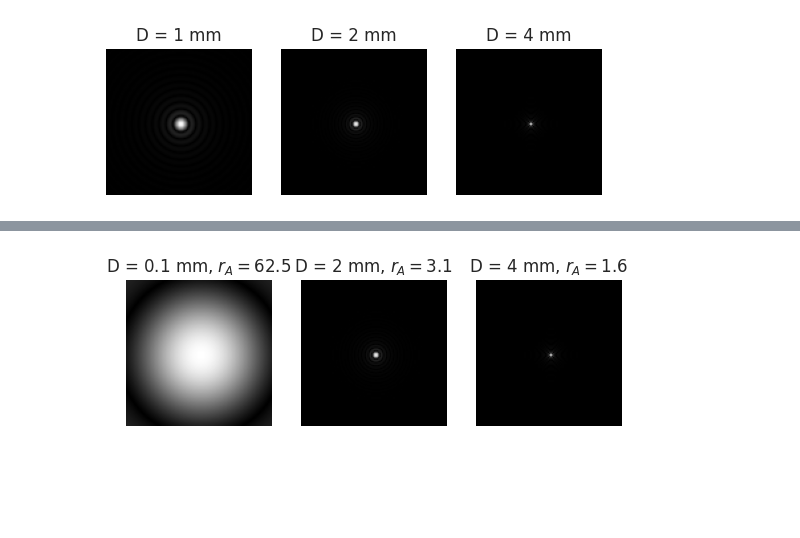
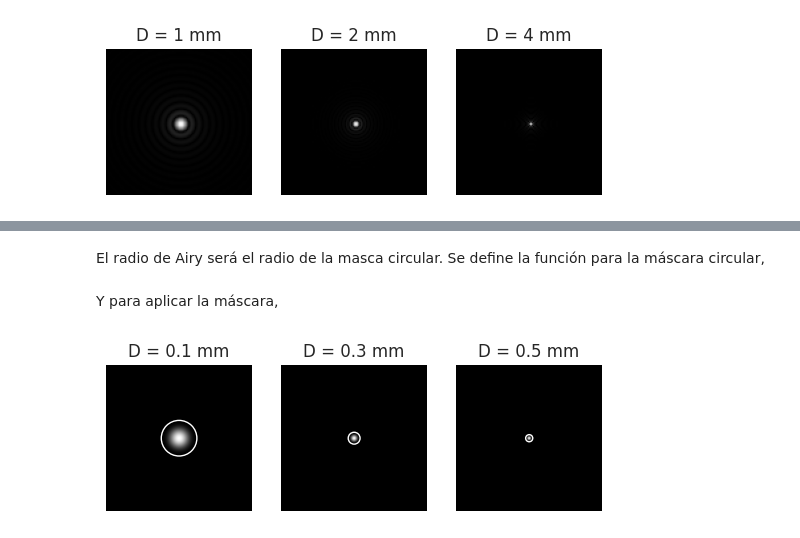
Before and after one commit to Miguel-Perdomo/fourier-optics, a Jupyter notebook: talleres/Taller02/taller02.ipynb, the cells around one changed output, grey strips where cells are left out. Saved outputs shown, nothing was run; the diff lists cells and outputs as text; code cells hidden in the pictures; blank space fills up the shorter version.

```diff
--- a/talleres/Taller02/taller02.ipynb
+++ b/talleres/Taller02/taller02.ipynb
@@ -277,5 +268,0 @@ def calculate_airy_radius(z_i: float, wavelenght: float, d: int)-> float:
-# %%
-radius_airy = calculate_airy_radius(z_i, LAMBDA, D) # mm
-radius_airy_px = milimeters_to_pixel(radius_airy, delta_u)
-
-print(f"Para D = {D} mm, el radio de airy es igual a r = {radius_airy:0.2f} mm, {radius_airy_px:0.2f} píxeles")
@@ -321,3 +268,0 @@ Así,
-# %%
-circular_mask, circular_coordinates = create_circle_mask(psf, radius_airy_px)
-cropped_psf= crop_data(psf, circular_mask)
@@ -406,4 +268,0 @@ def extract_circle_region(img: np.ndarray, radius: float, centroid:tuple):
-# %%
-cropped_psf = extract_circle_region(psf, radius_airy_px, centroid_coordinates)
-
-plt.imshow(cropped_psf, cmap = "gray")
@@ -636,0 +501,2 @@ fig_pattern.savefig(f"{folder_name}/visualization_pattern.png", dpi=300, bbox_in
+# %% [markdown]
+El radio de Airy será el radio de la masca circular. Se define la función para la máscara circular,
@@ -636,0 +531,2 @@ fig_pattern.savefig(f"{folder_name}/visualization_pattern.png", dpi=300, bbox_in
+# %% [markdown]
+Y para aplicar la máscara,
@@ -637,23 +563,25 @@ fig_pattern.savefig(f"{folder_name}/visualization_pattern.png", dpi=300, bbox_in
 # %%
 fig_pattern, axs_pattern = plt.subplots(1, 3)
 
-diameters = [0.1, 2, 4]
+diameters = [0.1, 0.3, 0.5]
 
 jj = 0
 for ii in diameters:
   image, h = give_image_formation(N, ii, k, LAMBDA, letter_e, 0, DELTA_X, z_i)
+  psf = np.abs(h) ** 2
 
   radius_airy = calculate_airy_radius(z_i, LAMBDA, ii) # mm
   radius_airy_px = milimeters_to_pixel(radius_airy, delta_u)
   circular_mask, circular_coordinates = create_circle_mask(psf, radius_airy_px)
+  cropped_psf= crop_data(psf, circular_mask)
 
-  axs_pattern[jj].imshow(np.abs(h[200:310, 200:310]), cmap = "gray")
+  axs_pattern[jj].imshow(cropped_psf, cmap = "gray")
+  axs_pattern[jj].set_title(fr"D = {ii} mm")
   axs_pattern[jj].axis("off")
   axs_pattern[jj].add_patch(create_circle_patch(circular_coordinates))
-  axs_pattern[jj].set_title(fr"D = {ii} mm, $r_A = {radius_airy_px:0.1f}$")
 
   jj = jj + 1
 
-fig_pattern.savefig(f"{folder_name}/visualization_pattern.png", dpi=300, bbox_inches='tight')
+fig_pattern.savefig(f"{folder_name}/psf_comparison_airy.png", dpi=300, bbox_inches='tight')
 # %% [output]
-[figure, old version]
+[figure, new version]
```
Also changed, not shown: parts of 27 cells of this notebook.
